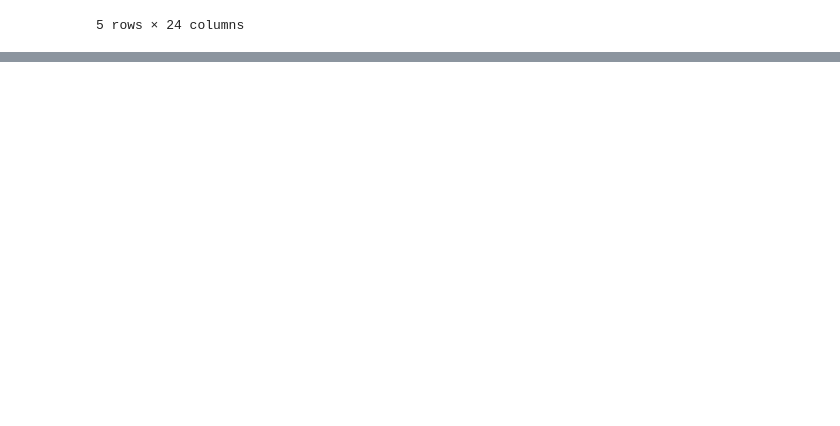
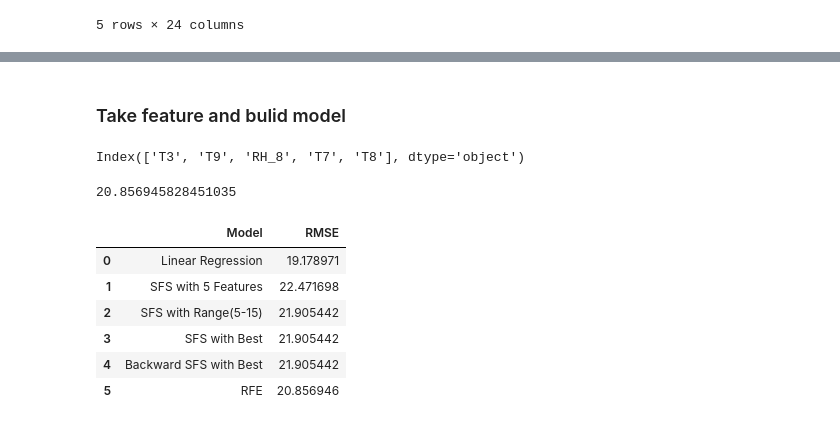
Before and after one commit to ajay-ajzkrish/learn_ml, a Jupyter notebook: week1/Appliance Energy/DSE_LinearRegression_AppEnergy_Final_EDA_1_0.ipynb, the cells around one changed output, grey strips where cells are left out. Drawn from its saved outputs; the diff is of its cells as text; code cells hidden in the pictures; blank space fills up the shorter version.

```diff
--- a/Appliance Energy/DSE_LinearRegression_AppEnergy_Final_EDA_1_0.ipynb
+++ b/week1/Appliance Energy/DSE_LinearRegression_AppEnergy_Final_EDA_1_0.ipynb
@@ -638,0 +826,9 @@ df_energy.head()
+# %%
+lr = LinearRegression()
+sfs_backward = SequentialFeatureSelector(estimator = lr,
+                                       k_features='best',
+                                       forward=False,
+#                                        verbose=2,
+                                       scoring = "neg_root_mean_squared_error")
+
+sfs_backward.fit(xtrain, ytrain)
@@ -638,0 +853,9 @@ df_energy.head()
+# %%
+from sklearn.feature_selection import RFE
+
+lr = LinearRegression()
+# %%
+rfe = RFE(estimator=lr,
+         n_features_to_select=5)
+# %%
+rfe.fit(xtrain, ytrain)
@@ -638,0 +884,2 @@ df_energy.head()
+# %% [markdown]
+### Take feature and bulid model
@@ -638,0 +890,4 @@ df_energy.head()
+# %%
+impfeature_rfe
+# %% [output]
+Index(['T3', 'T9', 'RH_8', 'T7', 'T8'], dtype='object')
@@ -638,0 +899,23 @@ df_energy.head()
+# %%
+lr = LinearRegression()
+
+lr.fit(rfe_train, ytrain)
+
+pred = lr.predict(rfe_test)
+
+rfe_rmse = np.sqrt(mean_squared_error(ytest,pred))
+
+rfe_rmse
+# %% [output]
+20.856945828451035
+# %%
+update_performance(name='RFE',model=rfe)
+perf_score
+# %% [output]
+|  | Model | RMSE |
+| 0 | Linear Regression | 19.178971 |
+| 1 | SFS with 5 Features | 22.471698 |
+| 2 | SFS with Range(5-15) | 21.905442 |
+| 3 | SFS with Best | 21.905442 |
+| 4 | Backward SFS with Best | 21.905442 |
+| 5 | RFE | 20.856946 |
```
Also changed, not shown: parts of 42 cells of this notebook, 48 other files.
